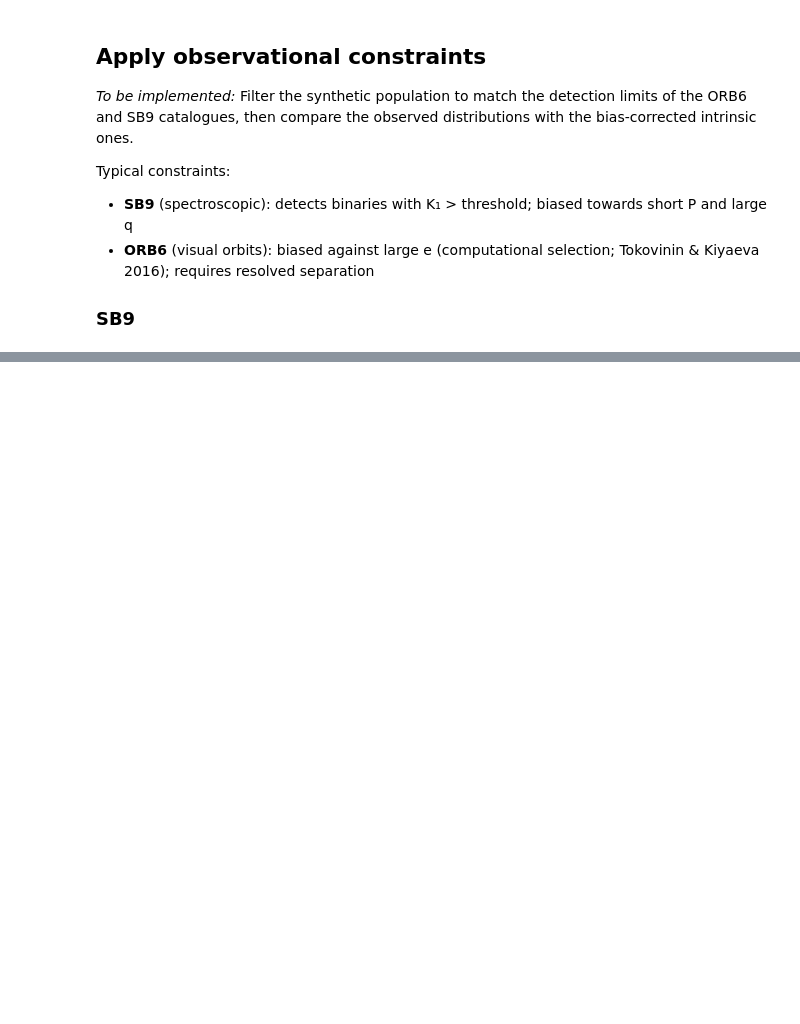
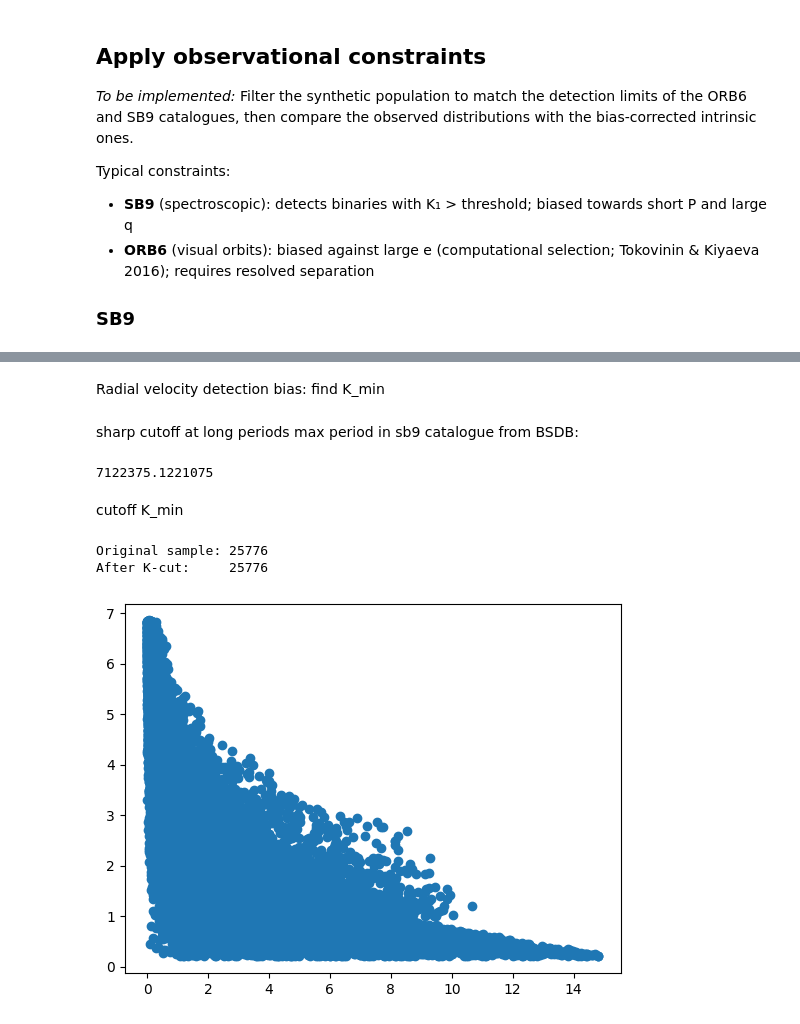
Before and after one commit to Eljameuter/Orbital-and-physical-parameter-distribution-of-Binary-Systems, a Jupyter notebook: Bias_correction.ipynb, the cells around one changed output, grey strips where cells are left out. Saved outputs shown, nothing was run; the diff lists cells and outputs as text; code cells hidden in the pictures; blank space fills up the shorter version.

```diff
--- a/Bias_correction.ipynb
+++ b/Bias_correction.ipynb
@@ -565,0 +569,45 @@ if M1 < M_min_detectable:
+# %% [markdown]
+Radial velocity detection bias: find K_min
+# %% [markdown]
+sharp cutoff at long periods
+max period in sb9 catalogue from BSDB:
+# %%
+print(np.max(df_SB9["period"]))
+# %% [output]
+7122375.1221075
+# %%
+df_P_bias = df_synthetic[df_synthetic['P'] < df_SB9['period'].max()]
+# %% [markdown]
+cutoff K_min
+# %%
+#calc M2
+m2 = df_P_bias['q'] * df_P_bias['M1']
+df_P_bias.loc[:, 'M2'] = m2
+
+
+# convert i to rad
+i_rad = np.deg2rad(df_P_bias['i'])
+
+# calc K (km/s) ---
+k = (
+    28.4
+    * (df_P_bias['M2'] * np.sin(i_rad))
+    / ((df_P_bias['M1'] + df_P_bias['M2'])**(2/3))
+    * (df_P_bias['P']**(-1/3))
+    * (1 / np.sqrt(1 - df_P_bias['e']**2))
+)
+df_P_bias.loc[:, 'K'] = k
+
+
+plt.scatter(k,df_P_bias["logP"])
+# remove any K<K_min
+K_min = 0  # km/s
+
+df_K_bias = df_P_bias[df_P_bias['K'] >= K_min].copy()
+
+print(f"Original sample: {len(df_P_bias)}")
+print(f"After K-cut:     {len(df_K_bias)}")
+# %% [output]
+Original sample: 25776
+After K-cut:     25776
+[figure, added]
```
Also changed, not shown: parts of 12 cells of this notebook, 1 other file.
